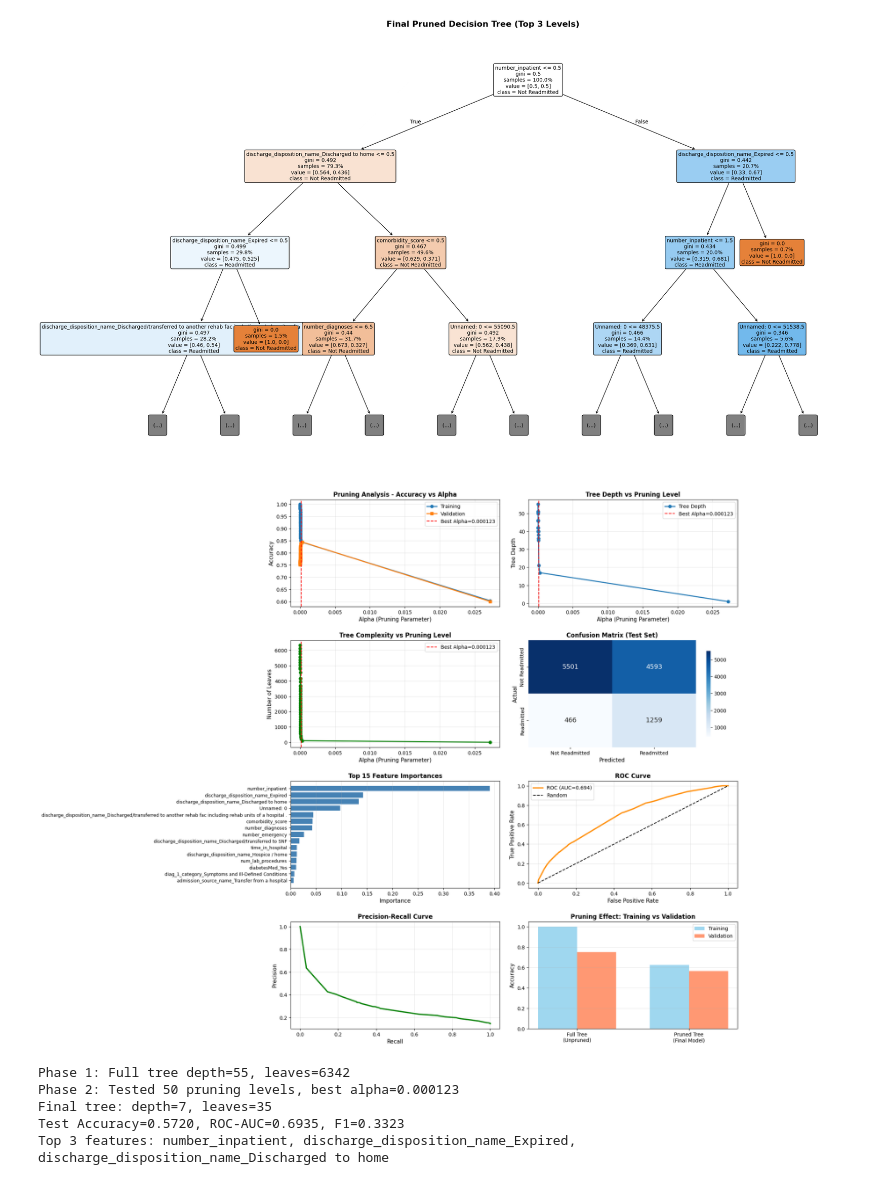
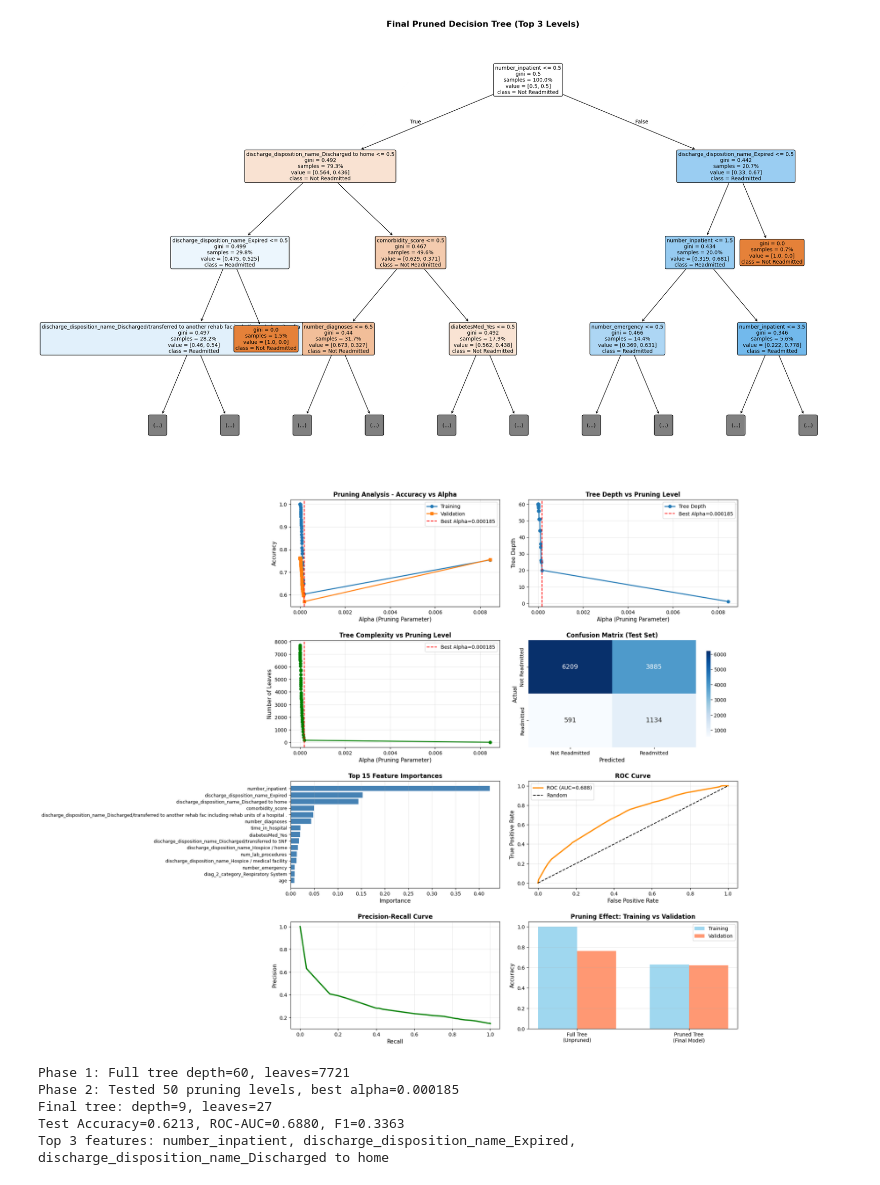
Before and after one commit to y171a/IT5006_EDA_Dashboard, a Jupyter notebook: Decision_Tree_Model.ipynb, the cells around one changed output. Cells and saved outputs as stored; diff of their text form; code cells hidden in the pictures.

Commit message:
edited decision tree model to remove SMOTE

```diff
--- a/Decision_Tree_Model.ipynb
+++ b/Decision_Tree_Model.ipynb
@@ -29,8 +29,7 @@ warnings.filterwarnings('ignore')
 
 **Prepare Data**
 # %%
-df = pd.read_csv('df_filtered_first_encounter_mapped.csv')
-print(f"Dataset loaded: {df.shape[0]} rows, {df.shape[1]} columns\n")
+df = pd.read_csv("df_filtered_first_encounter_mapped.csv", index_col=0)
 
 # Handle missing values
 if df.isnull().sum().sum() > 0:
@@ -130,7 +102,7 @@ full_tree = DecisionTreeClassifier(
     min_samples_leaf=1
 )
 
-full_tree.fit(X_train_balanced, y_train_balanced)
+full_tree.fit(X_train, y_train)
 
 # Evaluate full tree performance
 full_tree_train_acc = full_tree.score(X_train, y_train)
@@ -151,7 +123,7 @@ print(f"  Validation ROC-AUC: {full_tree_val_auc:.4f}\n")
 ## Phase 2: Post-Pruning
 # %%
 # Get cost-complexity pruning path
-path = full_tree.cost_complexity_pruning_path(X_train_balanced, y_train_balanced)
+path = full_tree.cost_complexity_pruning_path(X_train, y_train)
 ccp_alphas = path.ccp_alphas
 impurities = path.impurities
 
@@ -177,7 +149,7 @@ for i, ccp_alpha in enumerate(ccp_alphas):
         class_weight='balanced',
         ccp_alpha=ccp_alpha
     )
-    dt.fit(X_train_balanced, y_train_balanced)
+    dt.fit(X_train, y_train)
     pruned_trees.append(dt)
 
 print("✓ All pruning levels trained\n")
@@ -409,35 +381,35 @@ ax6.set_title('ROC Curve', fontsize=12, fontweight='bold')
 ax6.legend(fontsize=10)
 ax6.grid(alpha=0.3)
 
 # 7. Precision-Recall Curve
 ax7 = plt.subplot(4, 2, 7)
 precision, recall, _ = precision_recall_curve(y_test, y_pred_proba)
 ax7.plot(recall, precision, linewidth=2.5, color='green')
 ax7.set_xlabel('Recall', fontsize=11)
 ax7.set_ylabel('Precision', fontsize=11)
 ax7.set_title('Precision-Recall Curve', fontsize=12, fontweight='bold')
 ax7.grid(alpha=0.3)
 
 # 8. Comparison: Full vs Pruned Tree
 ax8 = plt.subplot(4, 2, 8)
 models = ['Full Tree\n(Unpruned)', 'Pruned Tree\n(Final Model)']
-train_accs = [full_tree_train_acc, best_dt.score(X_train_balanced, y_train_balanced)]
+train_accs = [full_tree_train_acc, best_dt.score(X_train, y_train)]
 val_accs = [full_tree_val_acc, best_dt.score(X_val, y_val)]
 x_pos = np.arange(len(models))
 width = 0.35
 ax8.bar(x_pos - width/2, train_accs, width, label='Training', alpha=0.8, color='skyblue')
 ax8.bar(x_pos + width/2, val_accs, width, label='Validation', alpha=0.8, color='coral')
 ax8.set_ylabel('Accuracy', fontsize=11)
 ax8.set_title('Pruning Effect: Training vs Validation', fontsize=12, fontweight='bold')
 ax8.set_xticks(x_pos)
 ax8.set_xticklabels(models, fontsize=10)
 ax8.legend(fontsize=10)
 ax8.grid(axis='y', alpha=0.3)
 
 plt.tight_layout(pad=2.0)
 plt.show()
 # %% [output]
-[figure, old version]
+[figure, new version]
 # %%
 print("Phase 1: Full tree depth={}, leaves={}".format(full_tree.get_depth(), full_tree.get_n_leaves()))
 print("Phase 2: Tested {} pruning levels, best alpha={}".format(len(ccp_alphas), round(best_alpha, 6)))
@@ -453,8 +425,8 @@ print("Top 3 features: {}, {}, {}".format(
     feature_importance.iloc[2]['feature']
 ))
 # %% [output]
-Phase 1: Full tree depth=55, leaves=6342
-Phase 2: Tested 50 pruning levels, best alpha=0.000123
-Final tree: depth=7, leaves=35
-Test Accuracy=0.5720, ROC-AUC=0.6935, F1=0.3323
+Phase 1: Full tree depth=60, leaves=7721
+Phase 2: Tested 50 pruning levels, best alpha=0.000185
+Final tree: depth=9, leaves=27
+Test Accuracy=0.6213, ROC-AUC=0.6880, F1=0.3363
 Top 3 features: number_inpatient, discharge_disposition_name_Expired, discharge_disposition_name_Discharged to home
```
Also changed, not shown: parts of 8 cells of this notebook.
